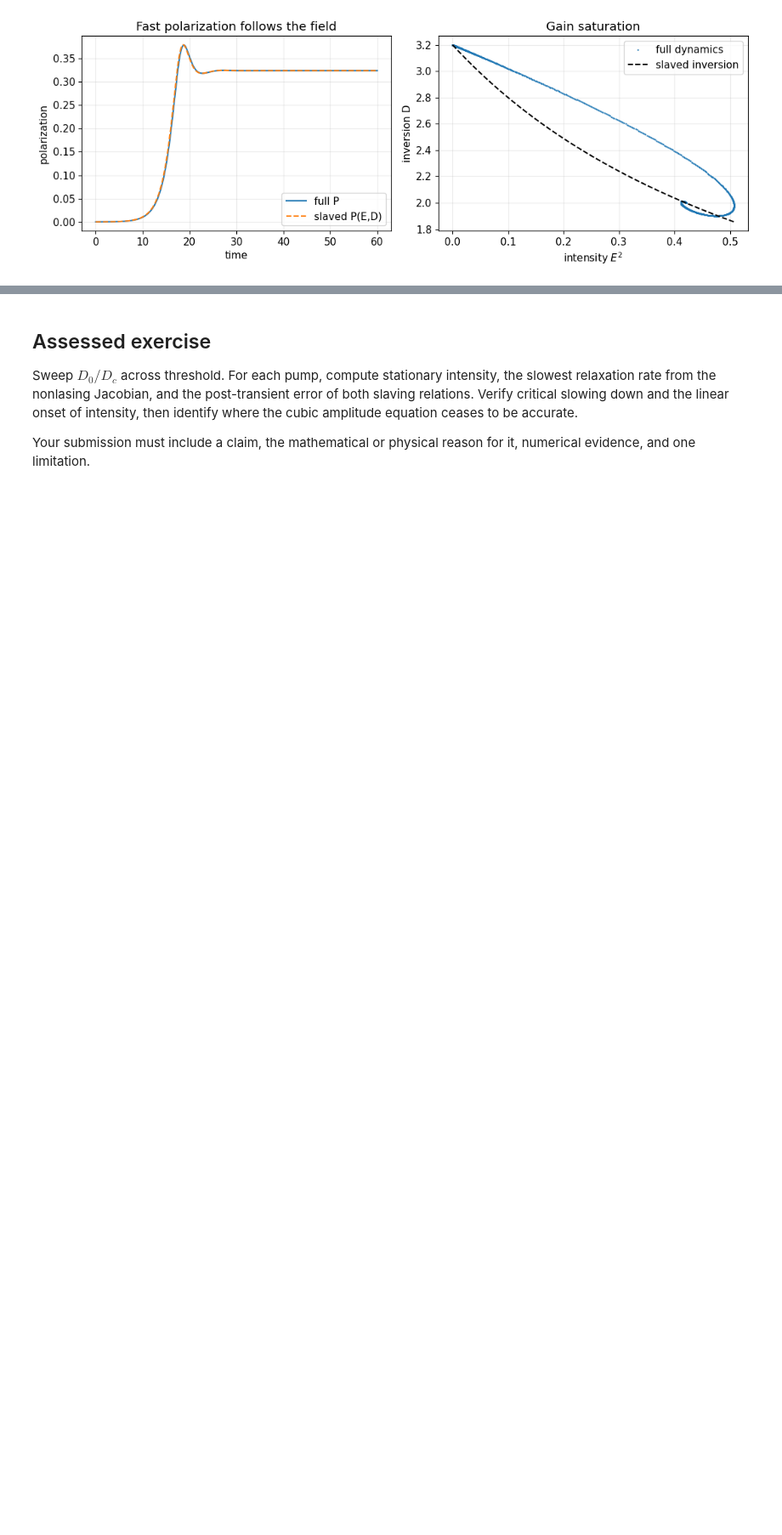
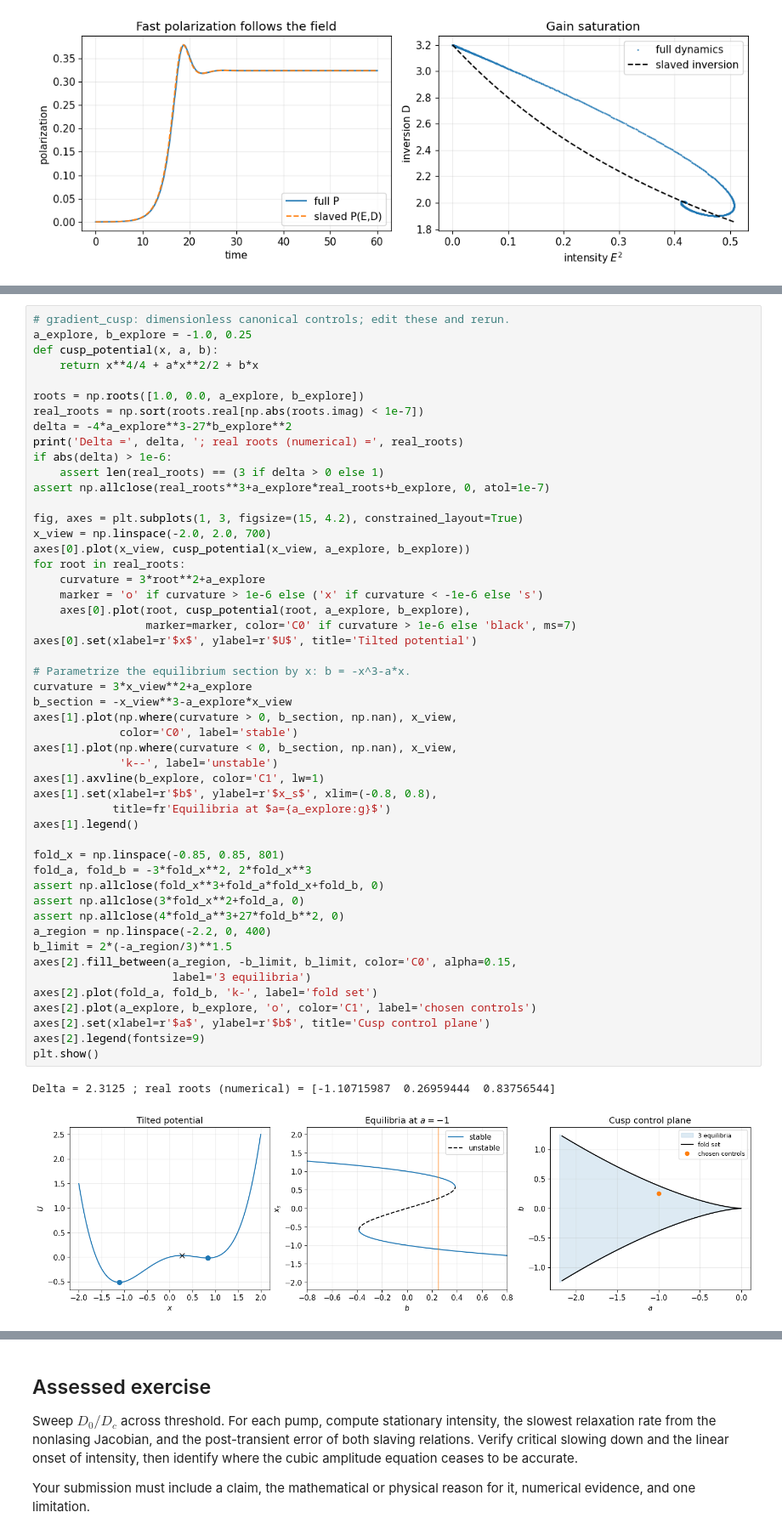
Before and after one commit to kulinskij-tech/Synergetics, a Jupyter notebook: syn_py/syn_01_foundations.ipynb, the cells around one changed output, grey strips where cells are left out. Shown at 85% size. Cells and saved outputs as stored; diff of their text form; blank space fills up the shorter version.

```diff
--- a/syn_py/syn_01_foundations.ipynb
+++ b/syn_py/syn_01_foundations.ipynb
@@ -357,0 +500,53 @@ plt.tight_layout()
+# %%
+# gradient_cusp: dimensionless canonical controls; edit these and rerun.
+a_explore, b_explore = -1.0, 0.25
+def cusp_potential(x, a, b):
+    return x**4/4 + a*x**2/2 + b*x
+
+roots = np.roots([1.0, 0.0, a_explore, b_explore])
+real_roots = np.sort(roots.real[np.abs(roots.imag) < 1e-7])
+delta = -4*a_explore**3-27*b_explore**2
+print('Delta =', delta, '; real roots (numerical) =', real_roots)
+if abs(delta) > 1e-6:
+    assert len(real_roots) == (3 if delta > 0 else 1)
+assert np.allclose(real_roots**3+a_explore*real_roots+b_explore, 0, atol=1e-7)
+
+fig, axes = plt.subplots(1, 3, figsize=(15, 4.2), constrained_layout=True)
+x_view = np.linspace(-2.0, 2.0, 700)
+axes[0].plot(x_view, cusp_potential(x_view, a_explore, b_explore))
+for root in real_roots:
+    curvature = 3*root**2+a_explore
+    marker = 'o' if curvature > 1e-6 else ('x' if curvature < -1e-6 else 's')
+    axes[0].plot(root, cusp_potential(root, a_explore, b_explore),
+                 marker=marker, color='C0' if curvature > 1e-6 else 'black', ms=7)
+axes[0].set(xlabel=r'$x$', ylabel=r'$U$', title='Tilted potential')
+
+# Parametrize the equilibrium section by x: b = -x^3-a*x.
+curvature = 3*x_view**2+a_explore
+b_section = -x_view**3-a_explore*x_view
+axes[1].plot(np.where(curvature > 0, b_section, np.nan), x_view,
+             color='C0', label='stable')
+axes[1].plot(np.where(curvature < 0, b_section, np.nan), x_view,
+             'k--', label='unstable')
+axes[1].axvline(b_explore, color='C1', lw=1)
+axes[1].set(xlabel=r'$b$', ylabel=r'$x_s$', xlim=(-0.8, 0.8),
+            title=fr'Equilibria at $a={a_explore:g}$')
+axes[1].legend()
+
+fold_x = np.linspace(-0.85, 0.85, 801)
+fold_a, fold_b = -3*fold_x**2, 2*fold_x**3
+assert np.allclose(fold_x**3+fold_a*fold_x+fold_b, 0)
+assert np.allclose(3*fold_x**2+fold_a, 0)
+assert np.allclose(4*fold_a**3+27*fold_b**2, 0)
+a_region = np.linspace(-2.2, 0, 400)
+b_limit = 2*(-a_region/3)**1.5
+axes[2].fill_between(a_region, -b_limit, b_limit, color='C0', alpha=0.15,
+                     label='3 equilibria')
+axes[2].plot(fold_a, fold_b, 'k-', label='fold set')
+axes[2].plot(a_explore, b_explore, 'o', color='C1', label='chosen controls')
+axes[2].set(xlabel=r'$a$', ylabel=r'$b$', title='Cusp control plane')
+axes[2].legend(fontsize=9)
+plt.show()
+# %% [output]
+Delta = 2.3125 ; real roots (numerical) = [-1.10715987  0.26959444  0.83756544]
+[figure, added]
```
Also changed, not shown: parts of 6 cells of this notebook, 1 other file.
